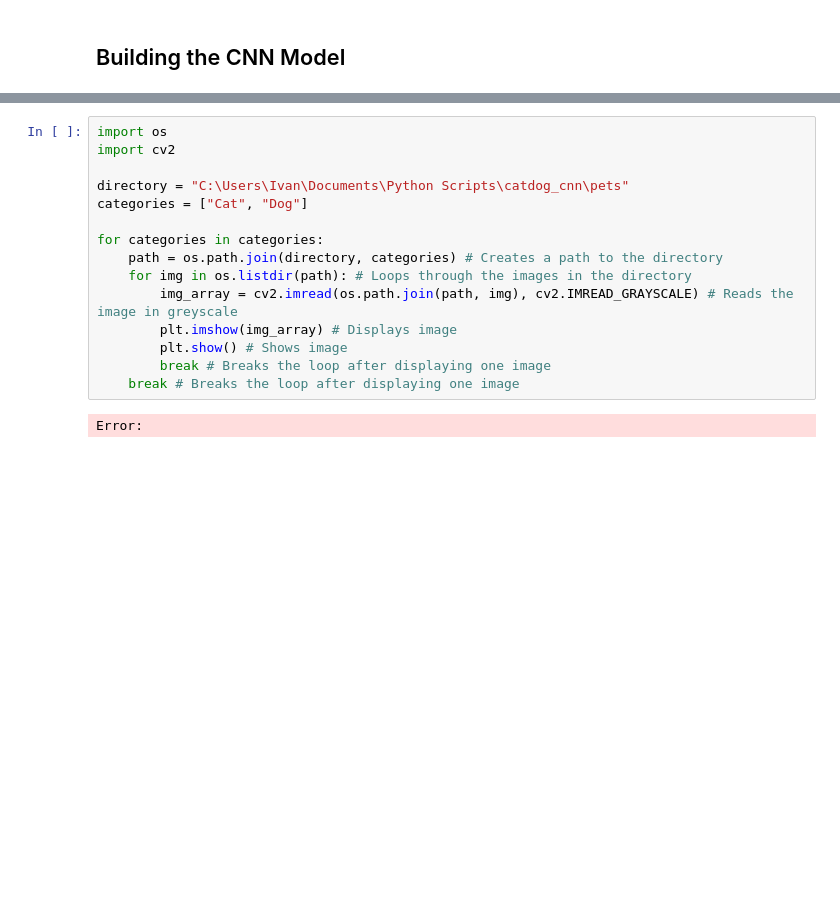
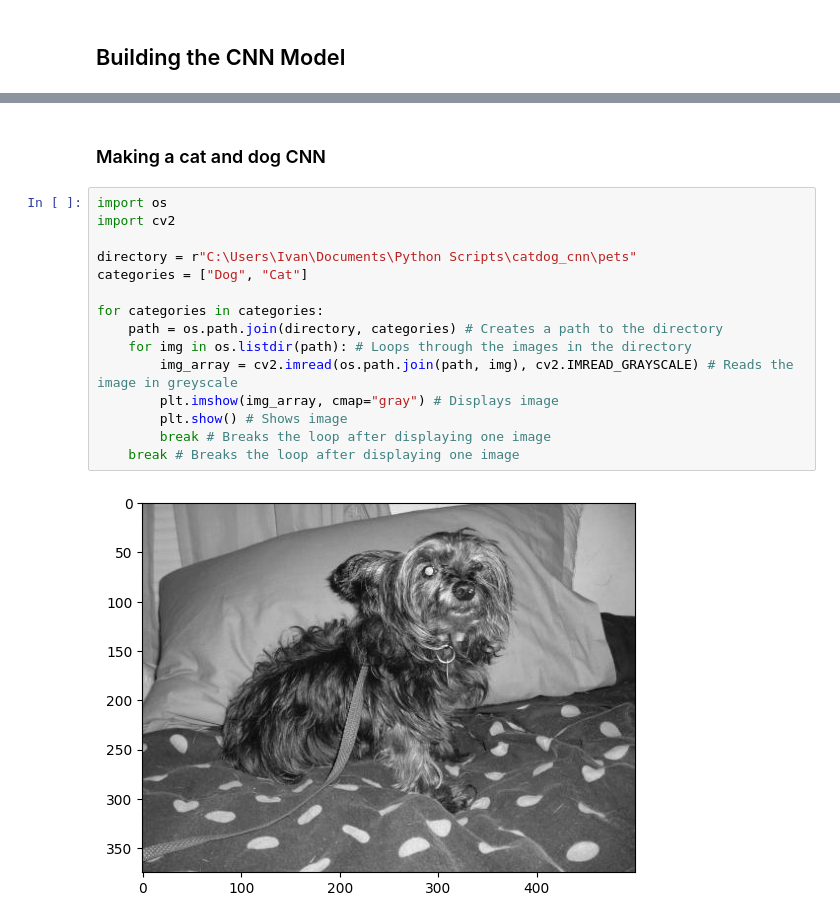
Before and after one commit to hivan04/catdog_cnn, a Jupyter notebook: cnntut.ipynb, the cells around one changed output, grey strips where cells are left out. Drawn from its saved outputs; the diff is of its cells as text; blank space fills up the shorter version.

```diff
--- a/cnntut.ipynb
+++ b/cnntut.ipynb
@@ -87,17 +85,19 @@ TypeError: Sequential.add() got an unexpected keyword argument 'activation'
+# %% [markdown]
+### Making a cat and dog CNN
 # %%
 import os
 import cv2
 
-directory = "C:\Users\Ivan\Documents\Python Scripts\catdog_cnn\pets"
-categories = ["Cat", "Dog"]
+directory = r"C:\Users\Ivan\Documents\Python Scripts\catdog_cnn\pets"
+categories = ["Dog", "Cat"]
 
 for categories in categories:
     path = os.path.join(directory, categories) # Creates a path to the directory
     for img in os.listdir(path): # Loops through the images in the directory
         img_array = cv2.imread(os.path.join(path, img), cv2.IMREAD_GRAYSCALE) # Reads the image in greyscale
-        plt.imshow(img_array) # Displays image
+        plt.imshow(img_array, cmap="gray") # Displays image
         plt.show() # Shows image
         break # Breaks the loop after displaying one image
     break # Breaks the loop after displaying one image
 # %% [output]
-Error:
+[figure, added]
```
Also changed, not shown: parts of 12 cells of this notebook.
